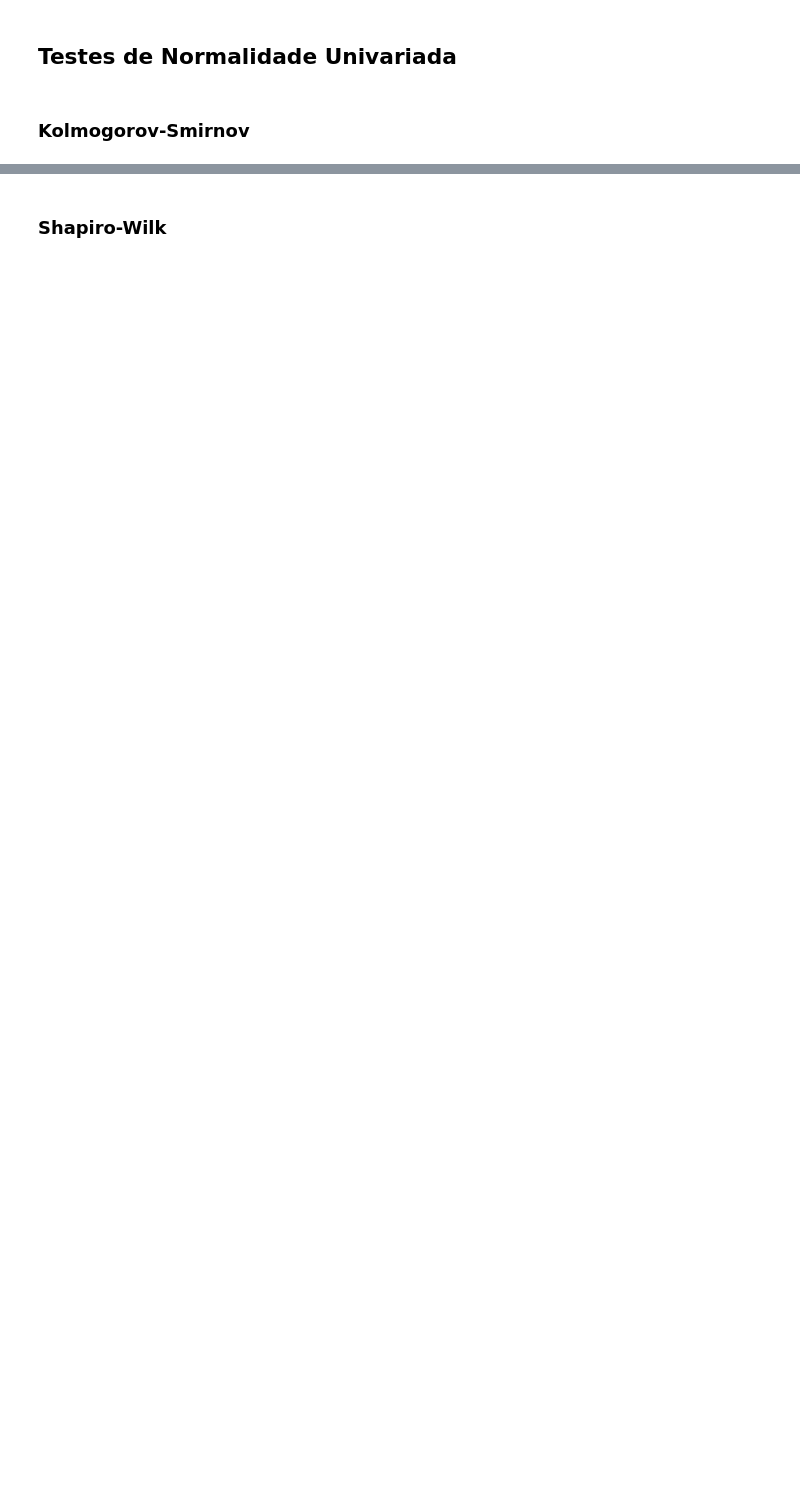
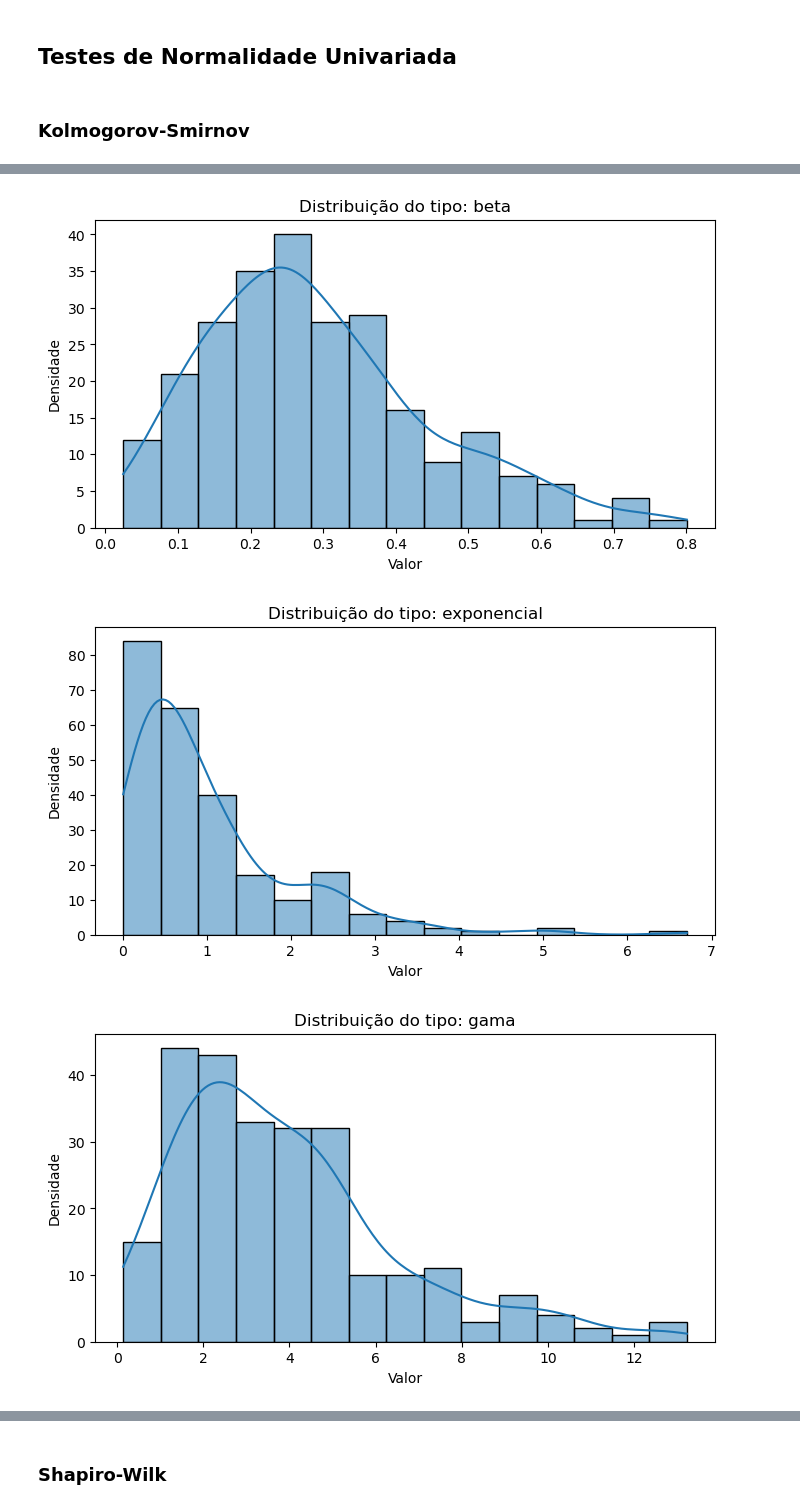
Before and after one commit to Jaosukex/Testes-de-Hipoteses, a Jupyter notebook: Testes_de_Hipoteses.ipynb, the cells around one changed output, grey strips where cells are left out. Drawn from its saved outputs; the diff is of its cells as text; code cells hidden in the pictures; blank space fills up the shorter version.

```diff
--- a/Testes_de_Hipoteses.ipynb
+++ b/Testes_de_Hipoteses.ipynb
@@ -272,5 +354,4 @@ Por p-value, aceitamos H0
 # %%
-amostra3 = [random.randint(1, 100) for _ in range(250)]
-alpha3 = 0.01
-padrao3 = 1
+tamamocross = 250
+amostras_250 = criar_amostras(tamamocross)
 # %%
@@ -280,0 +374,17 @@ dsc3, p3 = ks_scp(amostra3)
+# %%
+# Pegar uma amostra por tipo
+graf250 = amostras_250.groupby('tipo').first().reset_index()
+
+# Plotar cada distribuição como uma curva normal
+for idx, row in graf250.iterrows():
+    plt.figure(figsize=(8, 4))
+    sns.histplot(row['valores'], bins=15, kde=True)
+    plt.xlabel('Valor')
+    plt.ylabel('Densidade')
+    plt.title(f'Distribuição do tipo: {row["tipo"]}')
+    plt.grid(False)
+    plt.show()
+# %% [output]
+[figure, added]
+[figure, added]
+[figure, added]
```
Also changed, not shown: parts of 106 cells of this notebook.
